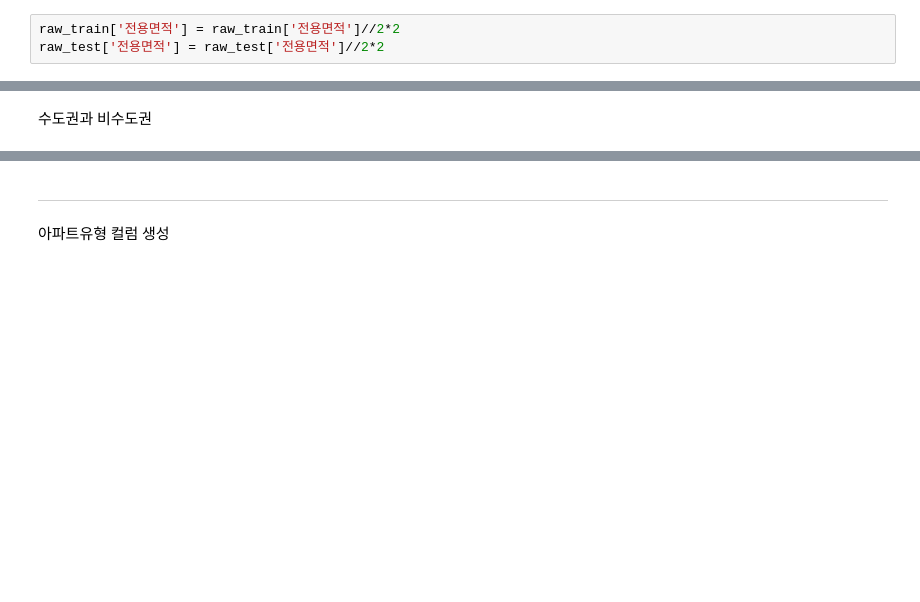
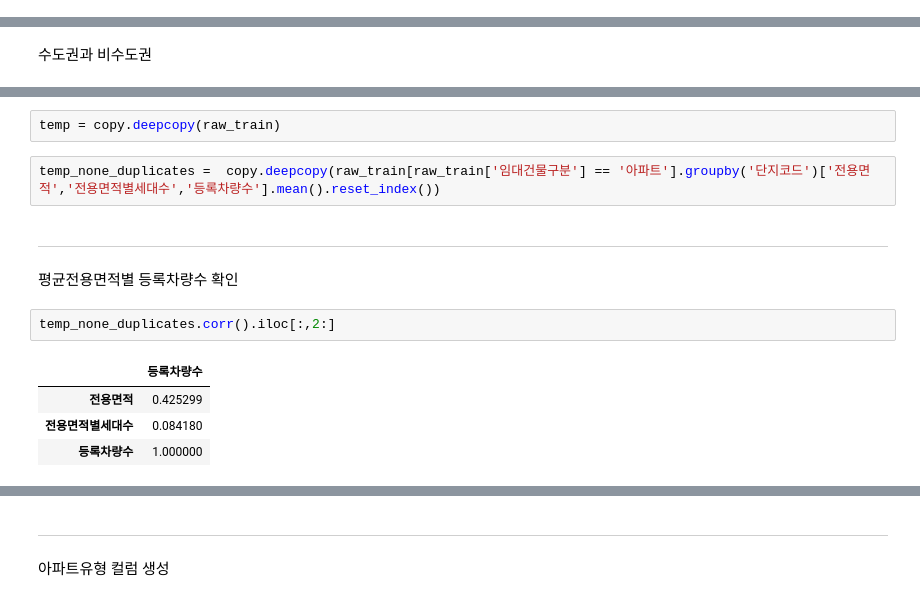
Before and after one commit to koreahong/parking_lot_analysis, a Jupyter notebook: 주차수요예측.ipynb, the cells around one changed output, grey strips where cells are left out. Drawn from its saved outputs; the diff is of its cells as text; blank space fills up the shorter version.

```diff
--- a/주차수요예측.ipynb
+++ b/주차수요예측.ipynb
@@ -272,3 +282,0 @@ raw_test['도보 10분거리 내 지하철역 수(환승노선 수 반영)'] = r
-# %%
-raw_train['전용면적'] = raw_train['전용면적']//2*2
-raw_test['전용면적'] = raw_test['전용면적']//2*2
@@ -505,0 +585,14 @@ fig.update_layout(title='상가유무에 따른 총세대수, 단지내주차면
+# %%
+temp = copy.deepcopy(raw_train)
+# %%
+temp_none_duplicates =  copy.deepcopy(raw_train[raw_train['임대건물구분'] == '아파트'].groupby('단지코드')['전용면적','전용면적별세대수','등록차량수'].mean().reset_index())
+# %% [markdown]
+-----------------------
+평균전용면적별 등록차량수 확인
+# %%
+temp_none_duplicates.corr().iloc[:,2:]
+# %% [output]
+|  | 등록차량수 |
+| 전용면적 | 0.425299 |
+| 전용면적별세대수 | 0.084180 |
+| 등록차량수 | 1.000000 |
```
Also changed, not shown: parts of 116 cells of this notebook.
